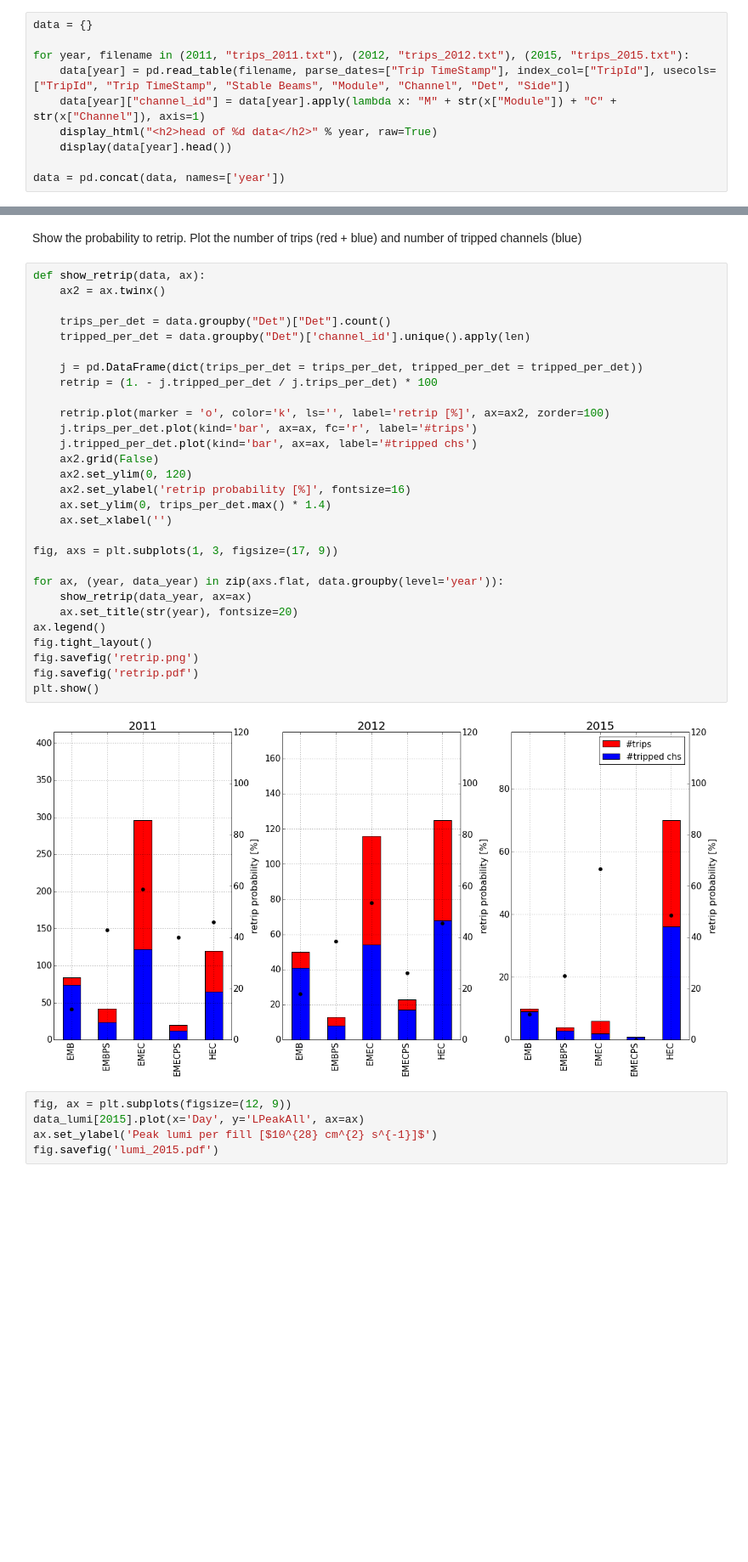
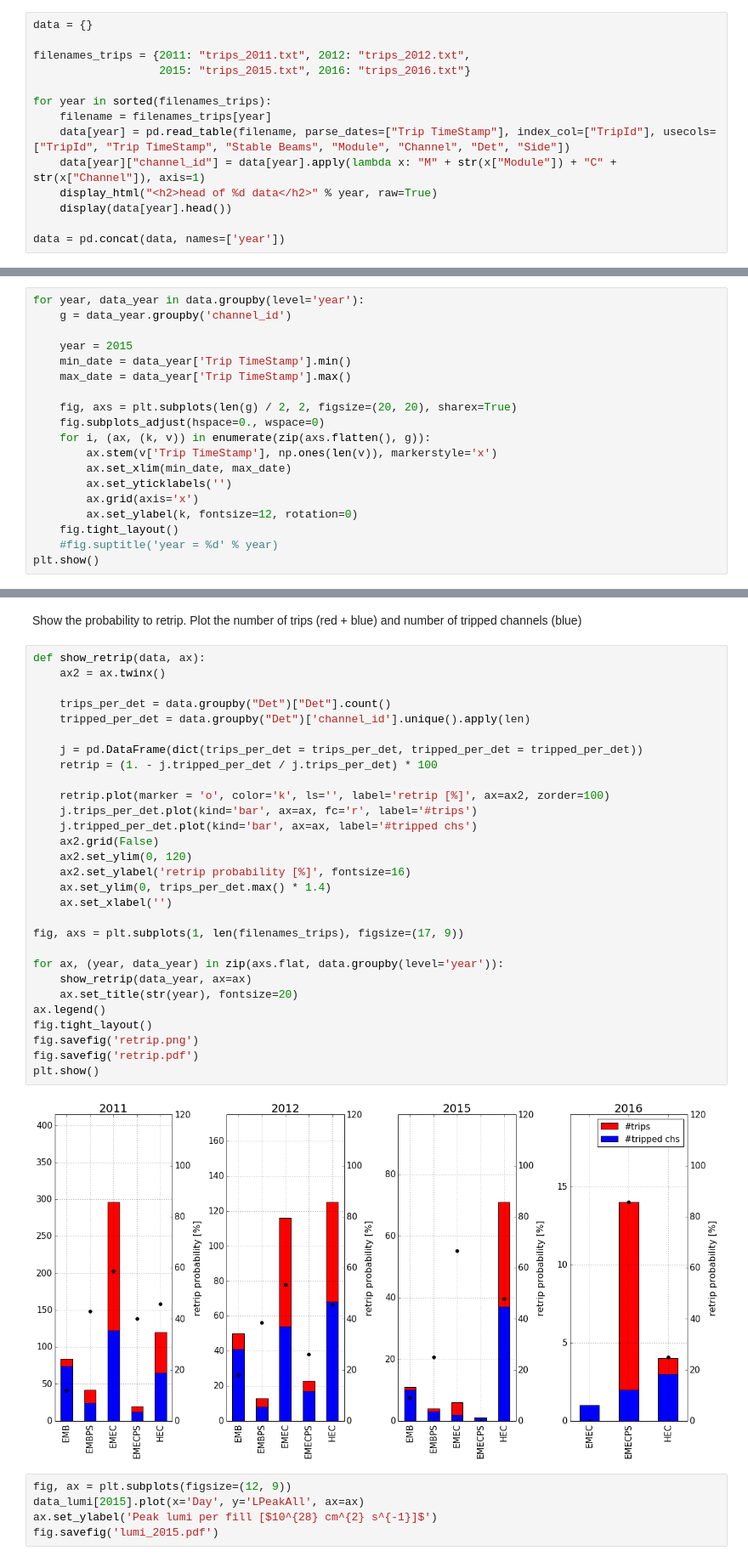
Before and after one commit to wiso/hv-trips, a Jupyter notebook: trips.ipynb, the cells around one changed output, grey strips where cells are left out. Shown at 85% size. Saved outputs shown, nothing was run; the diff lists cells and outputs as text; blank space fills up the shorter version.

```diff
--- a/trips.ipynb
+++ b/trips.ipynb
@@ -45,7 +45,11 @@ data_lumi[2015].plot(y='LPeakAll', x='Day')
 # %%
 data = {}
 
-for year, filename in (2011, "trips_2011.txt"), (2012, "trips_2012.txt"), (2015, "trips_2015.txt"):
+filenames_trips = {2011: "trips_2011.txt", 2012: "trips_2012.txt",
+                   2015: "trips_2015.txt", 2016: "trips_2016.txt"}
+
+for year in sorted(filenames_trips):
+    filename = filenames_trips[year]
     data[year] = pd.read_table(filename, parse_dates=["Trip TimeStamp"], index_col=["TripId"], usecols=["TripId", "Trip TimeStamp", "Stable Beams", "Module", "Channel", "Det", "Side"])
     data[year]["channel_id"] = data[year].apply(lambda x: "M" + str(x["Module"]) + "C" + str(x["Channel"]), axis=1)
     display_html("<h2>head of %d data</h2>" % year, raw=True)
@@ -79,0 +94,19 @@ head of 2015 data
+# %%
+for year, data_year in data.groupby(level='year'):
+    g = data_year.groupby('channel_id')
+
+    year = 2015
+    min_date = data_year['Trip TimeStamp'].min()
+    max_date = data_year['Trip TimeStamp'].max()
+
+    fig, axs = plt.subplots(len(g) / 2, 2, figsize=(20, 20), sharex=True)
+    fig.subplots_adjust(hspace=0., wspace=0)
+    for i, (ax, (k, v)) in enumerate(zip(axs.flatten(), g)):
+        ax.stem(v['Trip TimeStamp'], np.ones(len(v)), markerstyle='x')
+        ax.set_xlim(min_date, max_date)
+        ax.set_yticklabels('')
+        ax.grid(axis='x')
+        ax.set_ylabel(k, fontsize=12, rotation=0)
+    fig.tight_layout()
+    #fig.suptitle('year = %d' % year)
+plt.show()
@@ -219,34 +256,34 @@ Show the probability to retrip. Plot the number of trips (red + blue) and number
 # %%
 def show_retrip(data, ax):
     ax2 = ax.twinx()
 
     trips_per_det = data.groupby("Det")["Det"].count()
     tripped_per_det = data.groupby("Det")['channel_id'].unique().apply(len)
 
     j = pd.DataFrame(dict(trips_per_det = trips_per_det, tripped_per_det = tripped_per_det))
     retrip = (1. - j.tripped_per_det / j.trips_per_det) * 100
 
     retrip.plot(marker = 'o', color='k', ls='', label='retrip [%]', ax=ax2, zorder=100)
     j.trips_per_det.plot(kind='bar', ax=ax, fc='r', label='#trips')
     j.tripped_per_det.plot(kind='bar', ax=ax, label='#tripped chs')
     ax2.grid(False)
     ax2.set_ylim(0, 120)
     ax2.set_ylabel('retrip probability [%]', fontsize=16)
     ax.set_ylim(0, trips_per_det.max() * 1.4)
     ax.set_xlabel('')
 
-fig, axs = plt.subplots(1, 3, figsize=(17, 9))
+fig, axs = plt.subplots(1, len(filenames_trips), figsize=(17, 9))
 
 for ax, (year, data_year) in zip(axs.flat, data.groupby(level='year')):
     show_retrip(data_year, ax=ax)
     ax.set_title(str(year), fontsize=20)
 ax.legend()
 fig.tight_layout()
 fig.savefig('retrip.png')
 fig.savefig('retrip.pdf')
 plt.show()
 # %% [output]
-[figure, old version]
+[figure, new version]
 # %%
 fig, ax = plt.subplots(figsize=(12, 9))
 data_lumi[2015].plot(x='Day', y='LPeakAll', ax=ax)
```
Also changed, not shown: parts of 14 cells of this notebook, 24 other files.
